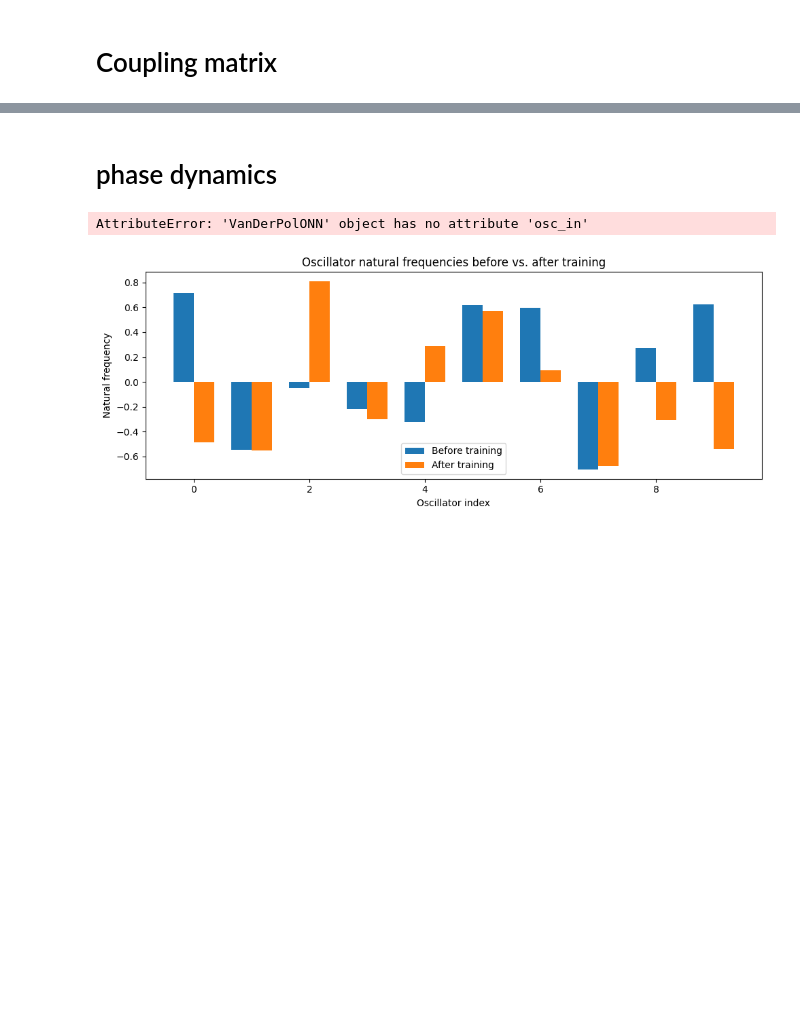
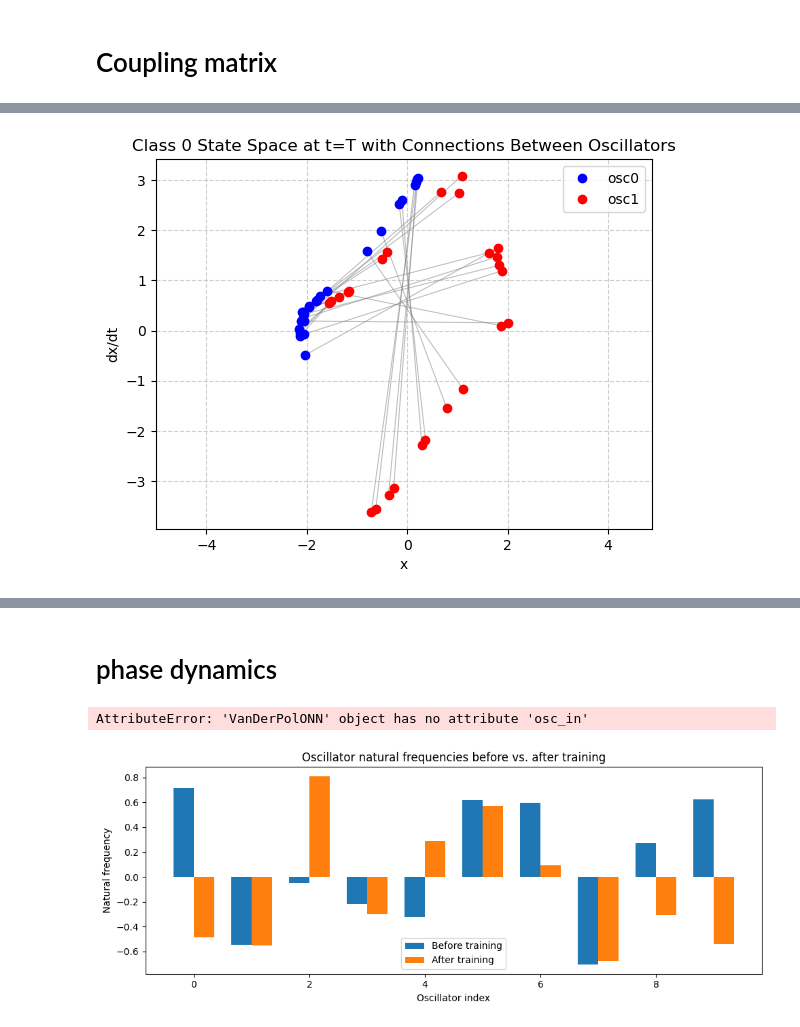
Before and after one commit to seoyumyum/OscillatoryNN, a Jupyter notebook: ONN_Testbench.ipynb, the cells around one changed output, grey strips where cells are left out. Cells and saved outputs as stored; diff of their text form; code cells hidden in the pictures; blank space fills up the shorter version.

```diff
--- a/ONN_Testbench.ipynb
+++ b/ONN_Testbench.ipynb
@@ -542,0 +629,89 @@ def plot_phase_amplitude_energy_R(x_hist, y_hist, K):
+# %%
+import matplotlib.pyplot as plt
+import numpy as np
+# Assuming your other variables (model, x_hist, y_hist, etc.) are already defined
+# from your simulation.
+
+data = X_test[y_test==0]
+data = data[::8]
+#data = np.array([[-2, 0], [-1.5, 1], [0, 1.5], [0.5, 1.0], [0.5, -0.5]])
+
+x_hist, y_hist, K = simulate_vdp_onn_dynamics(model, torch.tensor(data).float(), T=model.T, dt=model.dt, device=device)
+
+colors = ['b', 'r']
+labels = ['osc0', 'osc1']
+plt.figure()
+
+for i in range(model.N):
+    x_final = x_hist[-1, :, i]
+    y_final = y_hist[-1, :, i]
+
+    plt.plot(x_final, y_final, 'o',color=colors[i], label=labels[i])
+
+# Get the final states for both oscillators
+x_osc0_final = x_hist[-1, :, 0]
+y_osc0_final = y_hist[-1, :, 0]
+x_osc1_final = x_hist[-1, :, 1]
+y_osc1_final = y_hist[-1, :, 1]
+
+# Loop through each simulation run in the batch
+num_batches = x_hist.shape[1] # This is 200
+for j in range(num_batches):
+    # Get the coordinates for the j-th pair
+    x_coords = [x_osc0_final[j], x_osc1_final[j]]
+    y_coords = [y_osc0_final[j], y_osc1_final[j]]
+
+    # Plot a thin, semi-transparent gray line to connect them
+    plt.plot(x_coords, y_coords, color='gray', linestyle='-', linewidth=0.75, alpha=0.5, zorder=1)
+
+# --- Final plot setup ---
+plt.title('Class 0 State Space at t=T with Connections Between Oscillators')
+plt.xlabel("x")
+plt.ylabel("dx/dt")
+plt.legend()
+plt.grid(True, linestyle='--', alpha=0.6)
+plt.axis('equal')
+plt.show()
+
+data = X_test[y_test==1]
+data = data[::8]
+#data = np.array([[-2, 0], [-1.5, 1], [0, 1.5], [0.5, 1.0], [0.5, -0.5]])
+
+x_hist, y_hist, K = simulate_vdp_onn_dynamics(model, torch.tensor(data).float(), T=model.T, dt=model.dt, device=device)
+
+colors = ['b', 'r']
+labels = ['osc0', 'osc1']
+plt.figure()
+
+for i in range(model.N):
+    x_final = x_hist[-1, :, i]
+    y_final = y_hist[-1, :, i]
+
+    plt.plot(x_final, y_final, 'o',color=colors[i], label=labels[i])
+
+# Get the final states for both oscillators
+x_osc0_final = x_hist[-1, :, 0]
+y_osc0_final = y_hist[-1, :, 0]
+x_osc1_final = x_hist[-1, :, 1]
+y_osc1_final = y_hist[-1, :, 1]
+
+# Loop through each simulation run in the batch
+num_batches = x_hist.shape[1] # This is 200
+for j in range(num_batches):
+    # Get the coordinates for the j-th pair
+    x_coords = [x_osc0_final[j], x_osc1_final[j]]
+    y_coords = [y_osc0_final[j], y_osc1_final[j]]
+
+    # Plot a thin, semi-transparent gray line to connect them
+    plt.plot(x_coords, y_coords, color='gray', linestyle='-', linewidth=0.75, alpha=0.5, zorder=1)
+
+# --- Final plot setup ---
+plt.title('Class 1 State Space at t=T with Connections Between Oscillators')
+plt.xlabel("x")
+plt.ylabel("dx/dt")
+plt.legend()
+plt.grid(True, linestyle='--', alpha=0.6)
+plt.axis('equal')
+plt.show()
+# %% [output]
+[figure, added]
```
Also changed, not shown: parts of 15 cells of this notebook, 1 other file.
